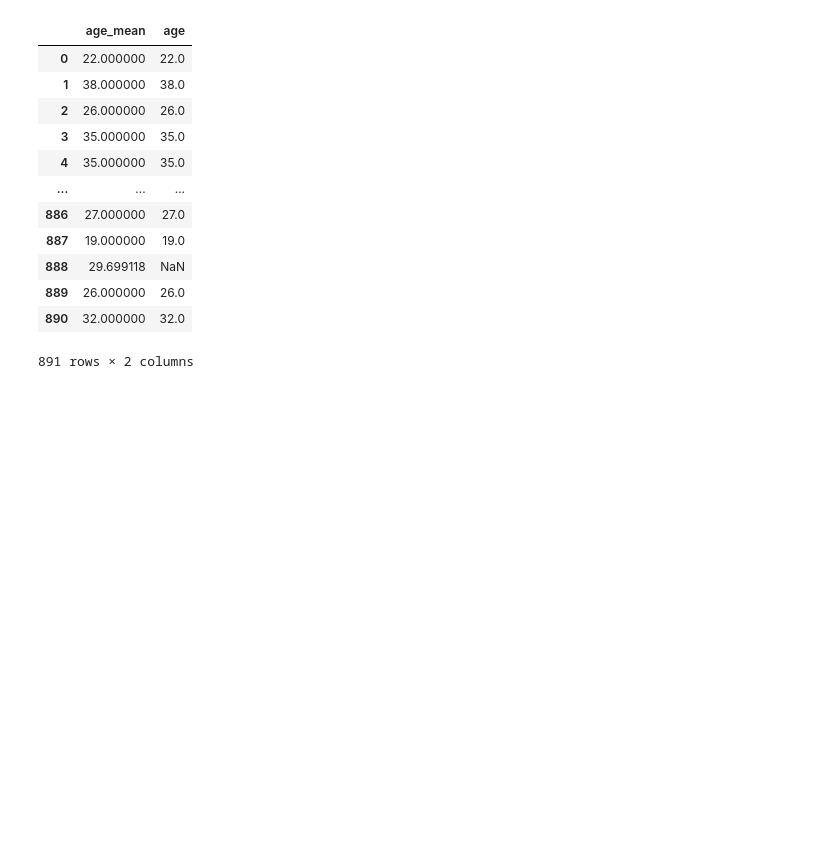
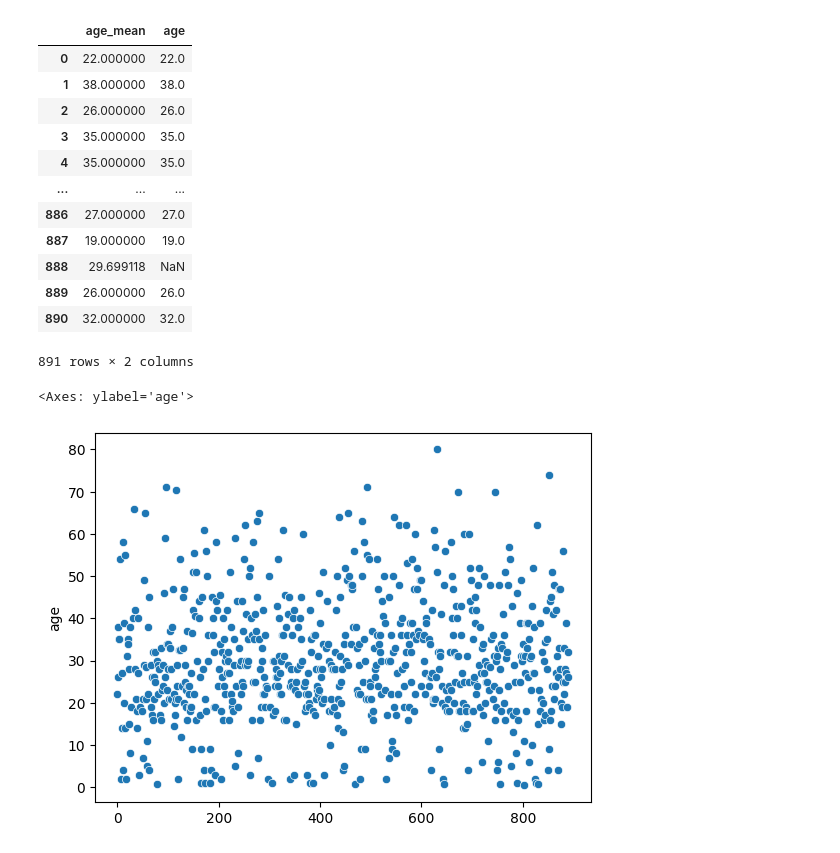
Before and after one commit to Namir50/Data-Science-Machine-learning-tutorial, a Jupyter notebook: Feature Engineering/Handling_missing_values.ipynb, the cells around one changed output. Drawn from its saved outputs; the diff is of its cells as text; code cells hidden in the pictures; blank space fills up the shorter version.

```diff
--- a/Feature Engineering/Handling_missing_values.ipynb
+++ b/Feature Engineering/Handling_missing_values.ipynb
@@ -93,3 +93,10 @@ df[['age_mean','age']]
 | 889 | 26.000000 | 26.0 |
 | 890 | 32.000000 | 32.0 |
 891 rows × 2 columns
+# %%
+#Median Imputation
+#Used when we have outliers in the dataset
+sns.scatterplot(df['age'])
+# %% [output]
+<Axes: ylabel='age'>
+[figure, added]
```
Also changed, not shown: parts of 3 cells of this notebook.
